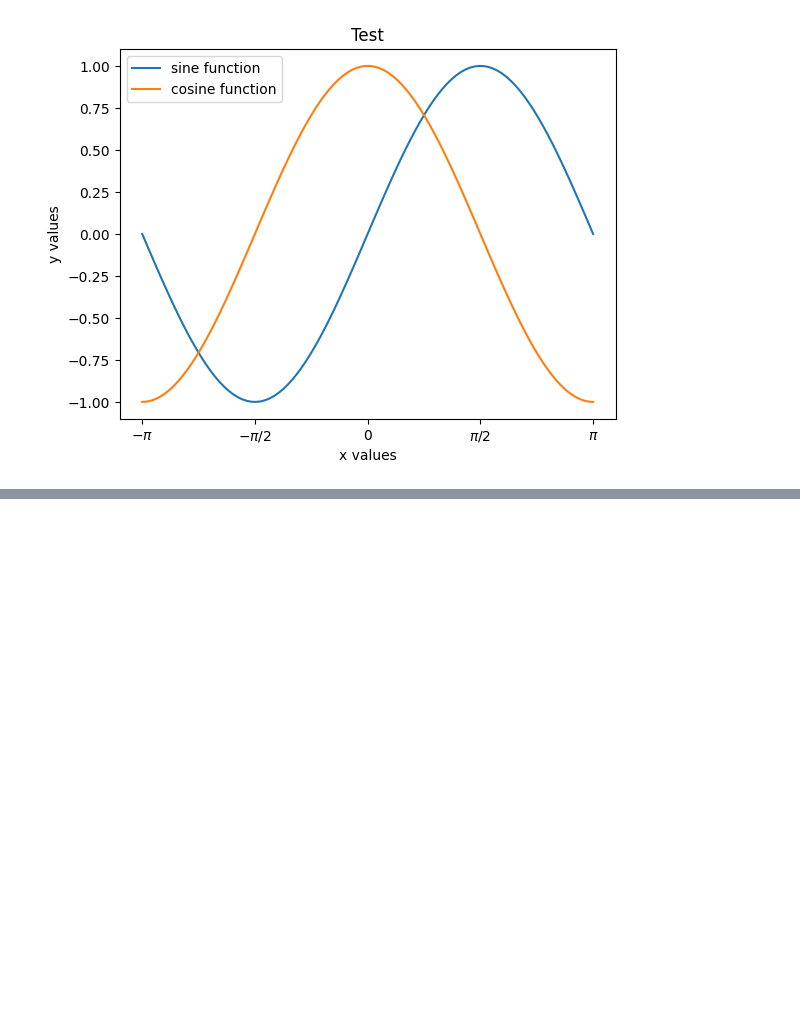
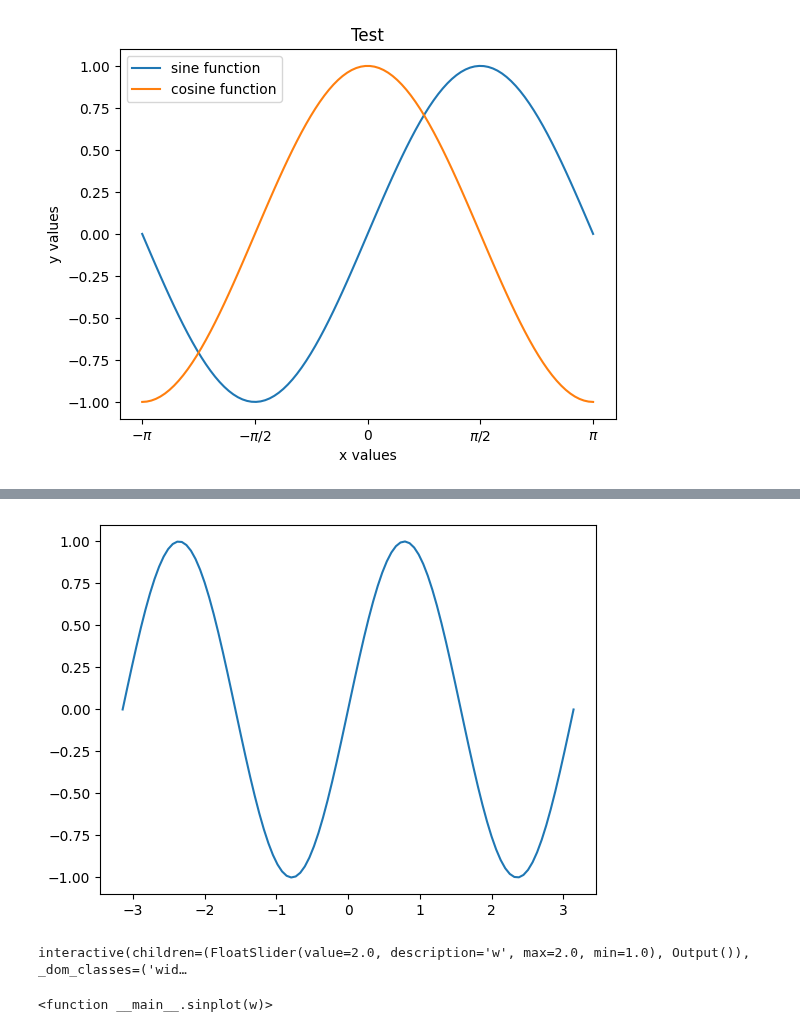
Before and after one commit to computational-python/notes, a Jupyter notebook: notes08.ipynb, the cells around one changed output, grey strips where cells are left out. Cells and saved outputs as stored; diff of their text form; code cells hidden in the pictures; blank space fills up the shorter version.

```diff
--- a/notes08.ipynb
+++ b/notes08.ipynb
@@ -97,0 +109,7 @@ fig
+# %%
+slider = ipywidgets.FloatSlider(min=1, max=2, value=2.0)
+ipywidgets.interact(sinplot, w=slider)
+# %% [output]
+[figure, added]
+interactive(children=(FloatSlider(value=2.0, description='w', max=2.0, min=1.0), Output()), _dom_classes=('wid…
+<function __main__.sinplot(w)>
```
Also changed, not shown: parts of 13 cells of this notebook, 1 other file.
